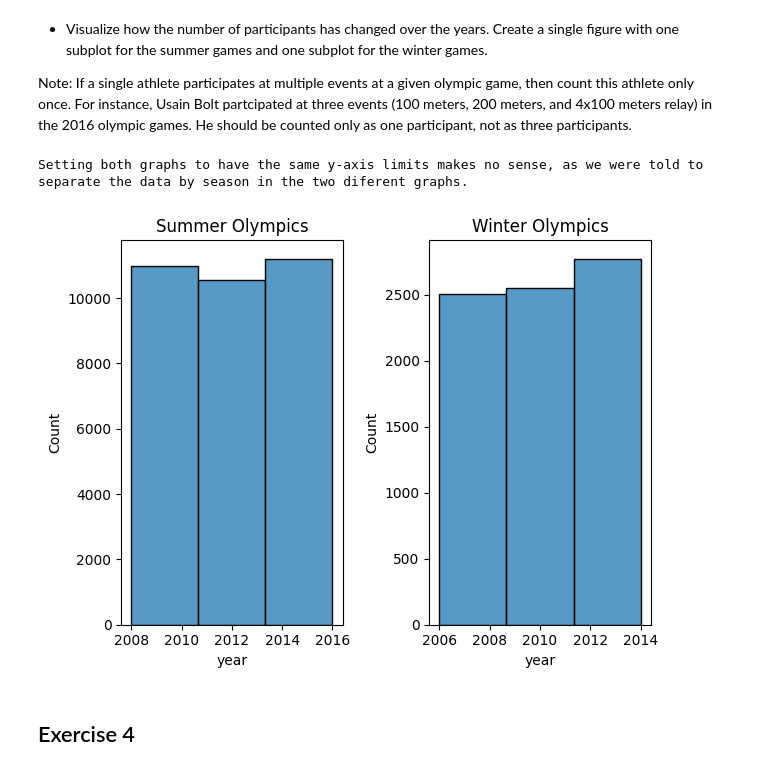
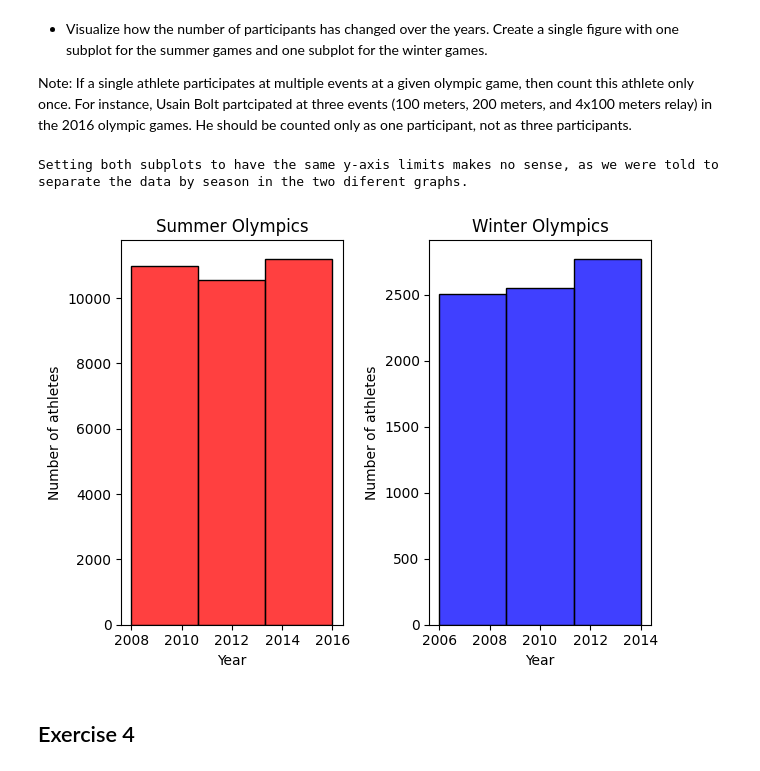
Before and after one commit to 841723/informatica-s7, a Jupyter notebook: mads-tpds/project/project1/code/project1.ipynb, the cells around one changed output. Saved outputs shown, nothing was run; the diff lists cells and outputs as text; code cells hidden in the pictures.

```diff
--- a/mads-tpds/project/project1/code/project1.ipynb
+++ b/mads-tpds/project/project1/code/project1.ipynb
@@ -150,0 +57,12 @@ df.head()
+# %%
+df_metadata_athletes = pd.read_excel('../data/metadata.xlsx', sheet_name='athletes')
+
+df_metadata_athletes.set_index('athlete_id', inplace=True)
+names = df_metadata_athletes['name'].str.split('•', n=1, expand=True)
+df_metadata_athletes['first_name'] = names[0]
+df_metadata_athletes['last_name'] = names[1]
+df_metadata_athletes.drop('name', axis=1, inplace=True)
+
+df_metadata_athletes['born'] = pd.to_datetime(df_metadata_athletes['born'], errors='raise')
+
+df_metadata_athletes
@@ -230,20 +251,26 @@ participants.
 # %%
 fig, ax = plt.subplots(ncols=2,nrows=1)
 
 df_once = df[['year','athlete_id','season']].drop_duplicates()
 
-sns.histplot(data=df_once[(df_once.season=="Summer")],x='year',ax=ax[0], bins=df_once[(df_once.season=="Summer")].year.nunique())
-sns.histplot(data=df_once[(df_once.season=="Winter")],x='year',ax=ax[1], bins=df_once[(df_once.season=="Winter")].year.nunique())
+sns.histplot(data=df_once[(df_once.season=="Summer")],x='year',ax=ax[0], bins=df_once[(df_once.season=="Summer")].year.nunique(), color='red')
+sns.histplot(data=df_once[(df_once.season=="Winter")],x='year',ax=ax[1], bins=df_once[(df_once.season=="Winter")].year.nunique(), color='blue')
 
 ax[0].set_title('Summer Olympics')
 ax[1].set_title('Winter Olympics')
 
+ax[0].set_xlabel('Year')
+ax[1].set_xlabel('Year')
+
+ax[0].set_ylabel('Number of athletes')
+ax[1].set_ylabel('Number of athletes')
+
 fig.tight_layout()
 
-print("Setting both graphs to have the same y-axis limits makes no sense, as we were told to separate the data by season in the two diferent graphs.")
+print("Setting both subplots to have the same y-axis limits makes no sense, as we were told to separate the data by season in the two diferent graphs.")
 # %% [output]
-Setting both graphs to have the same y-axis limits makes no sense, as we were told to separate the data by season in the two diferent graphs.
+Setting both subplots to have the same y-axis limits makes no sense, as we were told to separate the data by season in the two diferent graphs.
-[figure, old version]
+[figure, new version]
 # %% [markdown]
 ## Exercise 4
 # %% [markdown]
```
Also changed, not shown: parts of 22 cells of this notebook, 1 other file.
